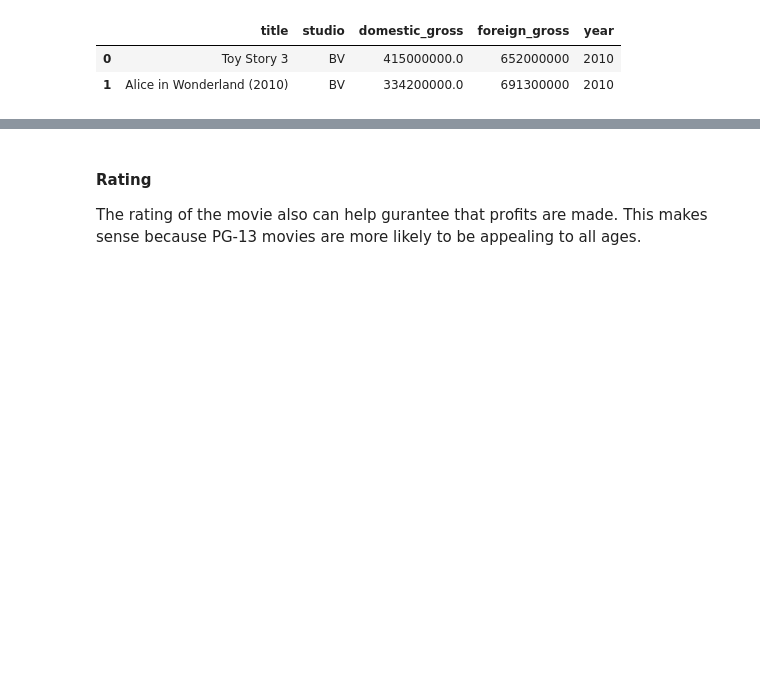
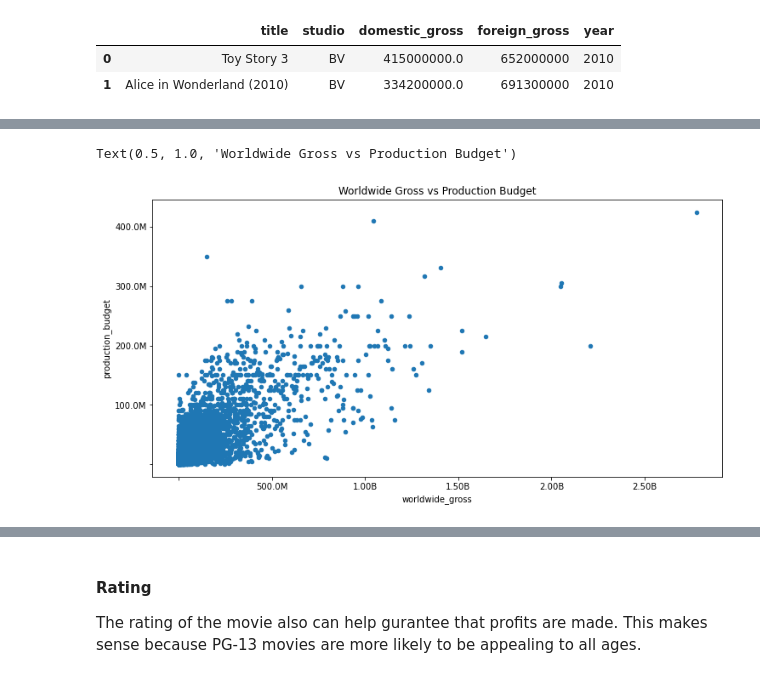
Before and after one commit to Eucalyptusss/dsc-phase-1-project, a Jupyter notebook: microsoft_movies_anaylysis.ipynb, the cells around one changed output, grey strips where cells are left out. Saved outputs shown, nothing was run; the diff lists cells and outputs as text; code cells hidden in the pictures; blank space fills up the shorter version.

```diff
--- a/microsoft_movies_anaylysis.ipynb
+++ b/microsoft_movies_anaylysis.ipynb
@@ -175,0 +788,9 @@ viz.run_all(run_df)
+# %%
+ax = budget_and_profit.plot.scatter(x='worldwide_gross',y = 'production_budget',\
+                                 figsize=(12,6))
+ax.xaxis.set_major_formatter(dp.format_num)
+ax.yaxis.set_major_formatter(dp.format_num)
+ax.set_title('Worldwide Gross vs Production Budget')
+# %% [output]
+Text(0.5, 1.0, 'Worldwide Gross vs Production Budget')
+[figure, added]
```
Also changed, not shown: parts of 137 cells of this notebook, 10 other files.
